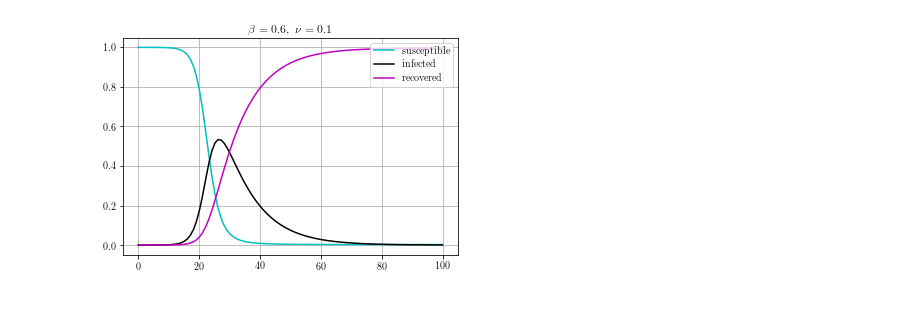
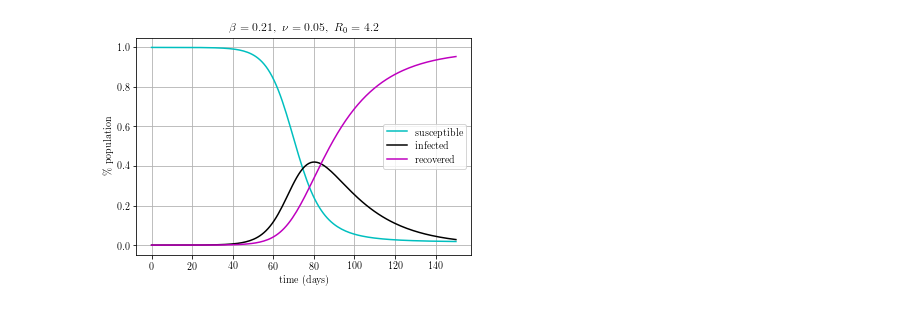
Before and after one commit to gingerdeer/infectionmodelingcourse, a Jupyter notebook: SIR.ipynb, the cells around one changed output. Cells and saved outputs as stored; diff of their text form; code cells hidden in the pictures.

Commit message:
Cleaned up code, added SIR phase plot

```diff
--- a/SIR.ipynb
+++ b/SIR.ipynb
@@ -4,36 +4,43 @@
 import numpy as np
 import matplotlib.pyplot as plt
 from scipy.integrate import odeint
 import pylab
 # This allows using \TeX in matplotlib
 plt.rc('text', usetex=True)
 plt.rc('font', family='serif')
 
 # Set parameters
-beta = 0.6
-nu = 0.1
+beta = 0.21
+nu = 0.05
 N = 1.0
+
+# basic reproduction number
+R0 = beta / nu
 
 # Define model
 def SIR(Y,t):
     S,I,R = Y
     dSdt =  -beta*S*I
     dIdt =  beta*S*I - nu*I
     dRdt =  nu*I
     return [dSdt,dIdt,dRdt]
 
 # Show a timeline plot of the infection
-tspan = np.linspace(0, 100, 100)
+tspan = np.linspace(0, 150, 150)
 i0 = 0.00001
 s0 = 1.0 - i0
 r0 = 0
+
+
 sol = ys = odeint(SIR, [s0,i0,r0], tspan, mxstep=50000)
 plt.plot(tspan, sol[:, 0], 'c', label='susceptible')
 plt.plot(tspan, sol[:, 1], 'k', label='infected')
 plt.plot(tspan, sol[:, 2], 'm', label='recovered')
 plt.grid()
-pylab.legend(loc='upper right')
-plt.title(r"$\beta="+str(beta)+r",\ \nu="+str(nu)+"$")
+pylab.legend(loc='center right')
+plt.title(r"$\beta="+str(beta)+r",\ \nu="+str(nu)+",\ R_0="+str(R0)+"$")
+plt.xlabel('time (days)')
+plt.ylabel('\% population')
 plt.show()
 # %% [output]
-[figure, old version]
+[figure, new version]
```
Also changed, not shown: parts of 1 cell of this notebook, 1 other file.
